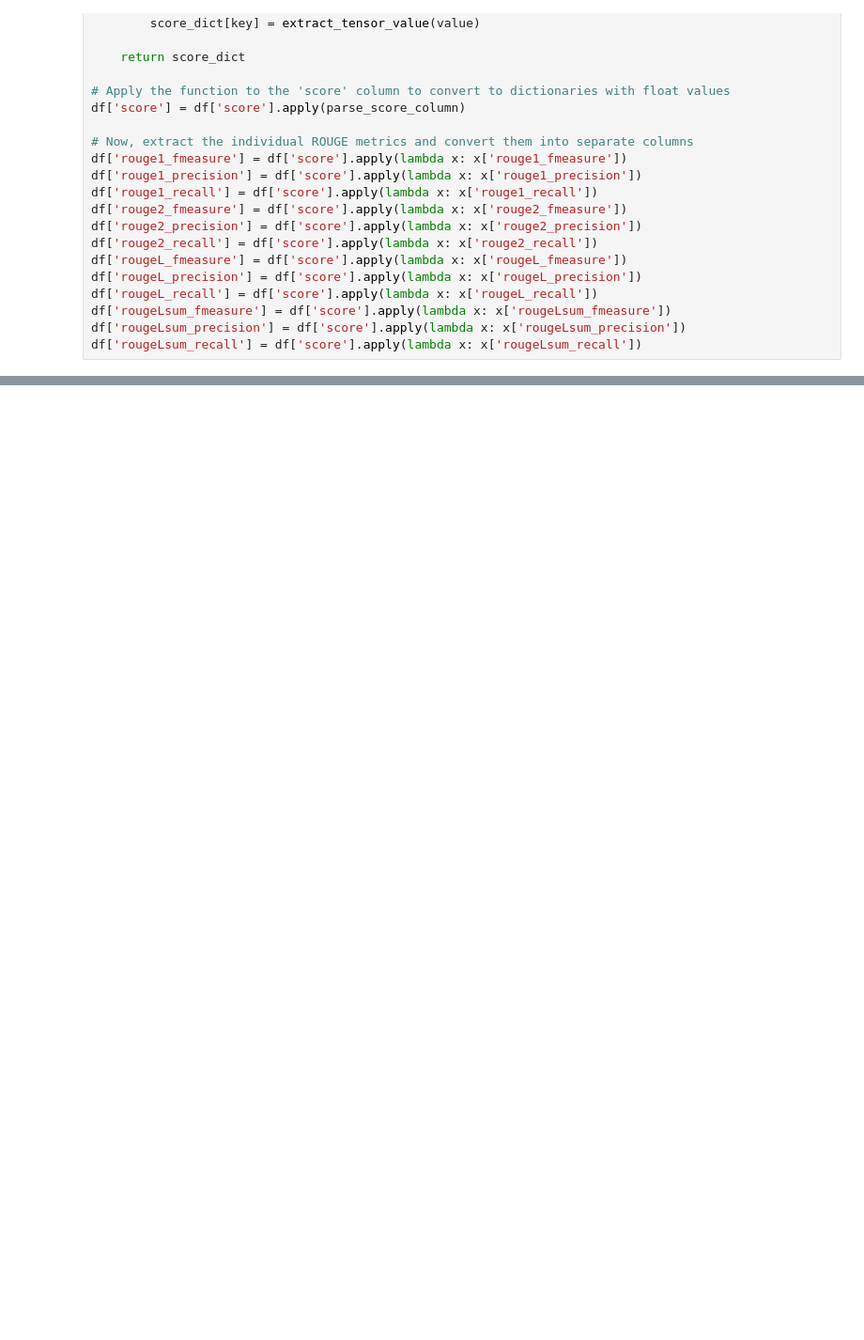
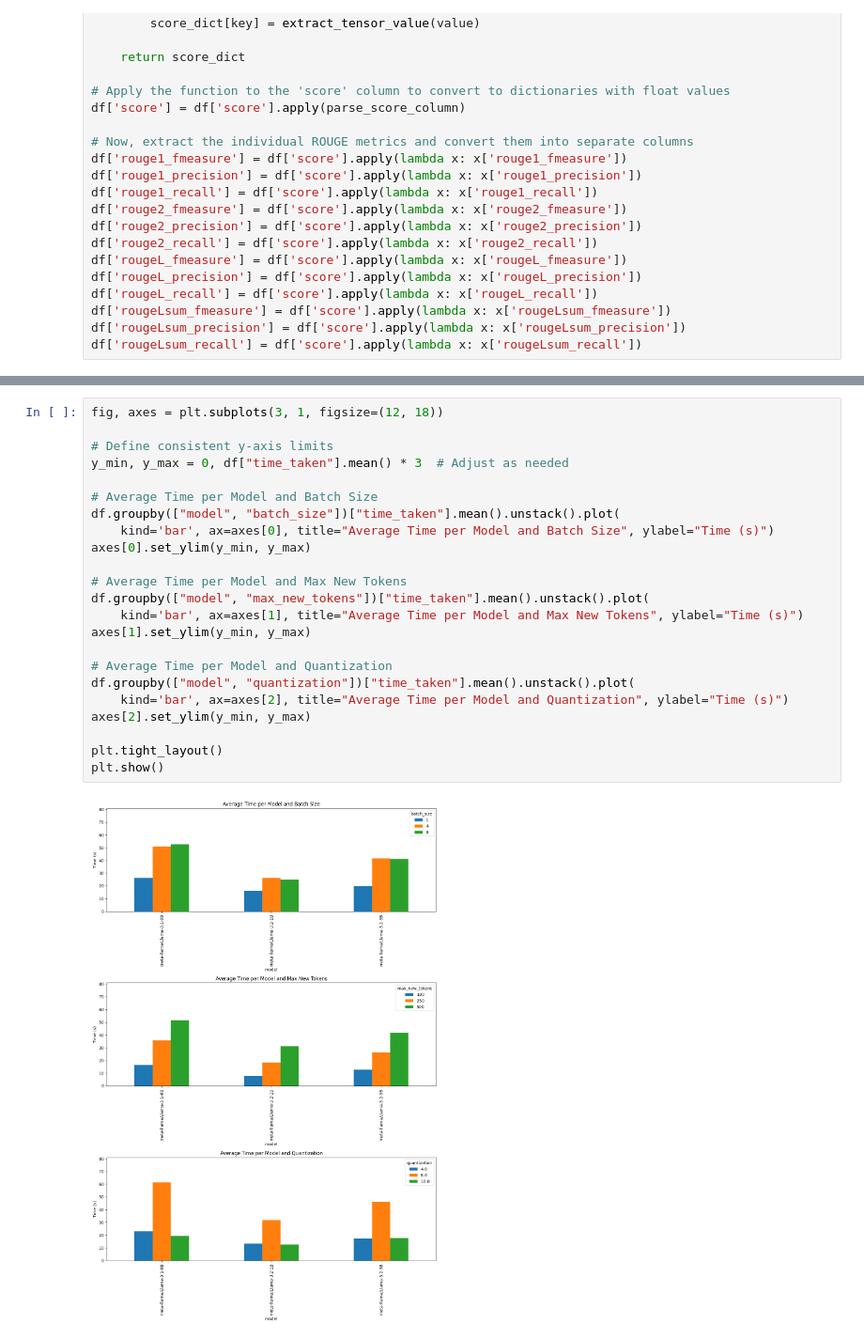
Before and after one commit to darmangerd/llama3-scheduling, a Jupyter notebook: ANOVA.ipynb, the cells around one changed output, grey strips where cells are left out. Shown at 94% size. Cells and saved outputs as stored; diff of their text form; blank space fills up the shorter version.

```diff
--- a/ANOVA.ipynb
+++ b/ANOVA.ipynb
@@ -427,0 +480,25 @@ Index(['configuration', 'rouge1_fmeasure_mean', 'rouge1_fmeasure_var',
+# %%
+fig, axes = plt.subplots(3, 1, figsize=(12, 18))
+
+# Define consistent y-axis limits
+y_min, y_max = 0, df["time_taken"].mean() * 3  # Adjust as needed
+
+# Average Time per Model and Batch Size
+df.groupby(["model", "batch_size"])["time_taken"].mean().unstack().plot(
+    kind='bar', ax=axes[0], title="Average Time per Model and Batch Size", ylabel="Time (s)")
+axes[0].set_ylim(y_min, y_max)
+
+# Average Time per Model and Max New Tokens
+df.groupby(["model", "max_new_tokens"])["time_taken"].mean().unstack().plot(
+    kind='bar', ax=axes[1], title="Average Time per Model and Max New Tokens", ylabel="Time (s)")
+axes[1].set_ylim(y_min, y_max)
+
+# Average Time per Model and Quantization
+df.groupby(["model", "quantization"])["time_taken"].mean().unstack().plot(
+    kind='bar', ax=axes[2], title="Average Time per Model and Quantization", ylabel="Time (s)")
+axes[2].set_ylim(y_min, y_max)
+
+plt.tight_layout()
+plt.show()
+# %% [output]
+[figure, added]
```
Also changed, not shown: parts of 41 cells of this notebook.
